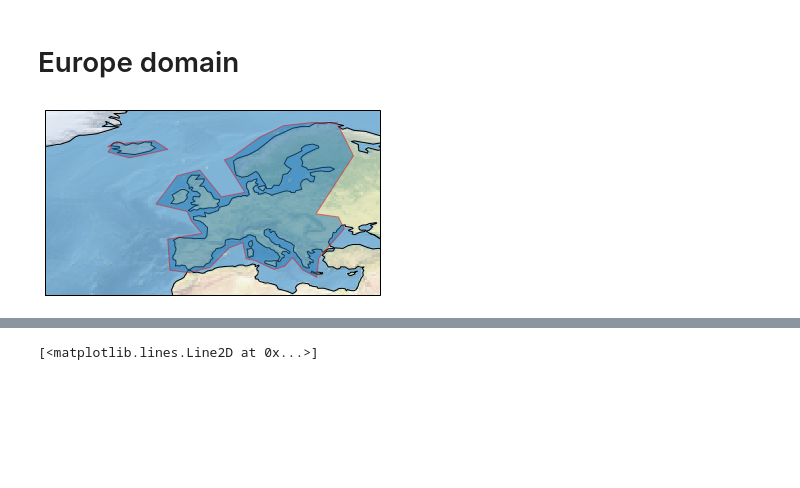
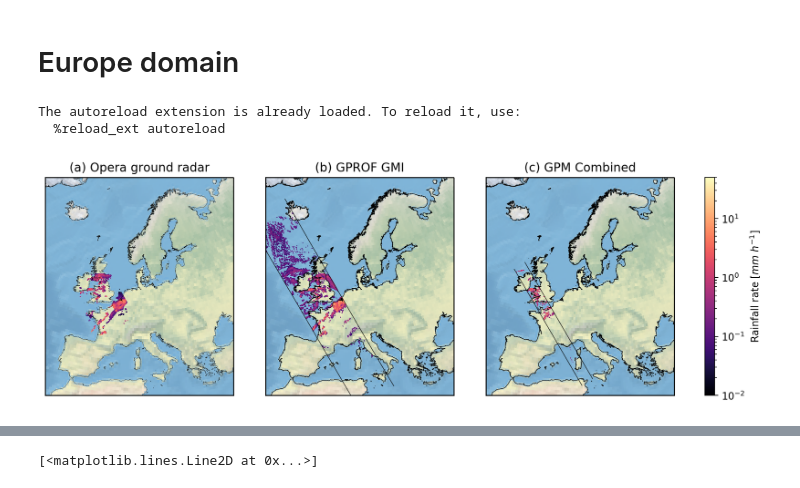
Before and after one commit to simonpf/gpm_article, a Jupyter notebook: notebooks/colocations.ipynb, the cells around one changed output, grey strips where cells are left out. Cells and saved outputs as stored; diff of their text form; code cells hidden in the pictures; blank space fills up the shorter version.

Commit message:
Nicer colocation plots.

```diff
--- a/notebooks/colocations.ipynb
+++ b/notebooks/colocations.ipynb
@@ -6,35 +2,0 @@
-# %%
-%matplotlib inline
-import matplotlib.pyplot as plt
-import cartopy.crs as ccrs
-import cartopy.feature as cfeature
-from cloud_colocations.shapes import opera
-
-ax = plt.axes(projection=ccrs.PlateCarree())
-ax.set_extent([-40, 40, 30, 70])
-
-# put a background image on for nice sea rendering.
-ax.stock_img()
-
-# create a feature for states/admin 1 regions at 1:50m from natural earth
-states_provinces = cfeature.NaturalEarthFeature(
-    category='cultural',
-    name='admin_1_states_provinces_lines',
-    scale='50m',
-    facecolor='none')
-
-source = 'natural earth'
-license = 'public domain'
-
-ax.add_feature(cfeature.LAND)
-ax.add_feature(cfeature.COASTLINE)
-ax.add_feature(states_provinces, edgecolor='gray')
-ax.add_feature(cfeature.ShapelyFeature([opera],
-                                       edgecolor = "red",
-                                       crs = ccrs.PlateCarree()), alpha = 0.5)
-
-# add a text annotation for the license information to the
-# the bottom right corner.
-plt.show()
-# %% [output]
-[figure, removed]
@@ -48,0 +3,20 @@ files = GPM_2A_GPROF.get_files_by_day(t)
+# %%
+%load_ext autoreload
+%autoreload 2
+%matplotlib inline
+import matplotlib.pyplot as plt
+import cartopy.feature as cfeature
+import numpy as np
+from netCDF4 import Dataset
+import sys
+sys.path.append("..")
+from gprof_article.plots import plot_colocation
+# %% [output]
+The autoreload extension is already loaded. To reload it, use:
+  %reload_ext autoreload
+# %%
+f = Dataset("../data/2019_10.nc")
+# %%
+plot_colocation(f, 1)
+# %% [output]
+[figure, added]
```
Also changed, not shown: parts of 3 cells of this notebook, 1 other file.
